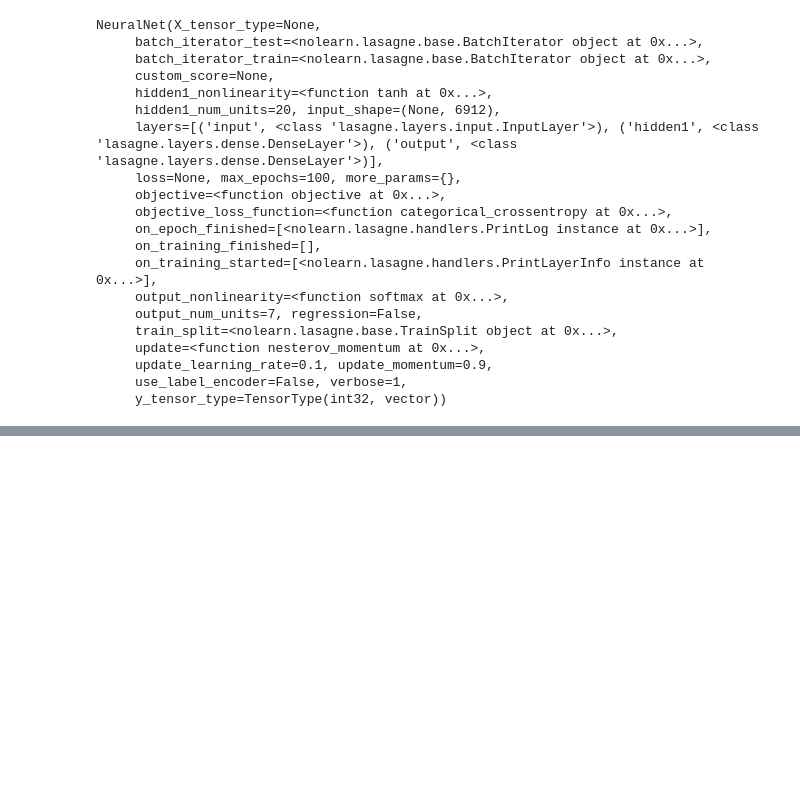
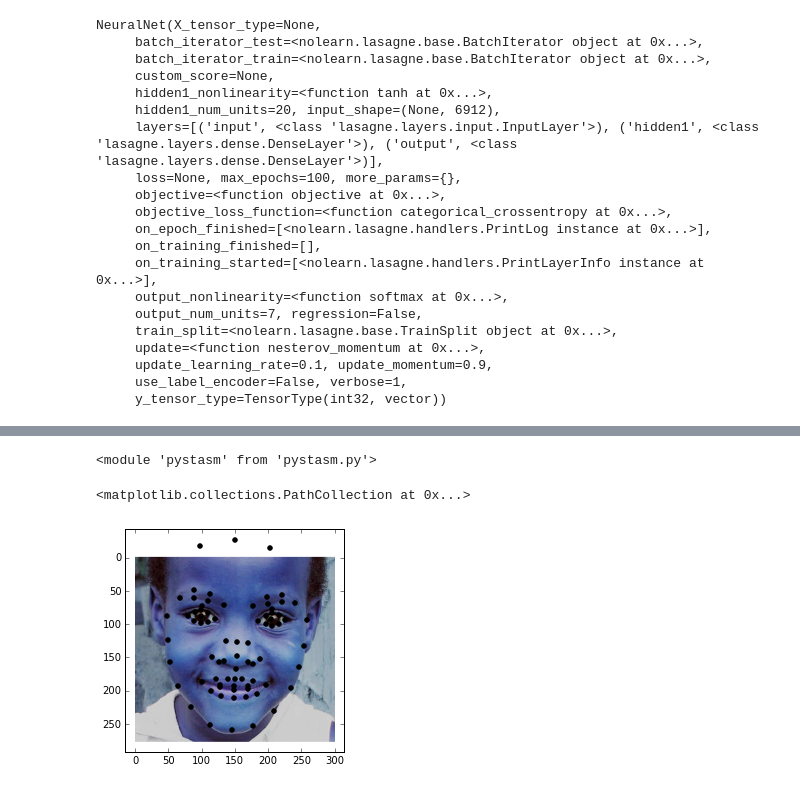
Before and after one commit to ananya77041/exprecognizer, a Jupyter notebook: build_recognizer.ipynb, the cells around one changed output, grey strips where cells are left out. Cells and saved outputs as stored; diff of their text form; code cells hidden in the pictures; blank space fills up the shorter version.

Commit message:
work on loading images

```diff
--- a/build_recognizer.ipynb
+++ b/build_recognizer.ipynb
@@ -126,0 +121,13 @@ ImportError: dlopen(/Users/amishra/anaconda/lib/python2.7/site-packages/stasm/_s
+# %%
+import pystasm
+reload(pystasm)
+# %% [output]
+<module 'pystasm' from 'pystasm.py'>
+# %%
+s = pystasm.STASM()
+landmarks = s.s_search_single('stasm4.1.0/data/testface.jpg')
+plt.imshow(cv2.imread('stasm4.1.0/data/testface.jpg', 1))
+plt.scatter(landmarks[:, 0], landmarks[:, 1], c = 'black')
+# %% [output]
+<matplotlib.collections.PathCollection at 0x...>
+[figure, added]
```
Also changed, not shown: parts of 10 cells of this notebook, 1 other file.
